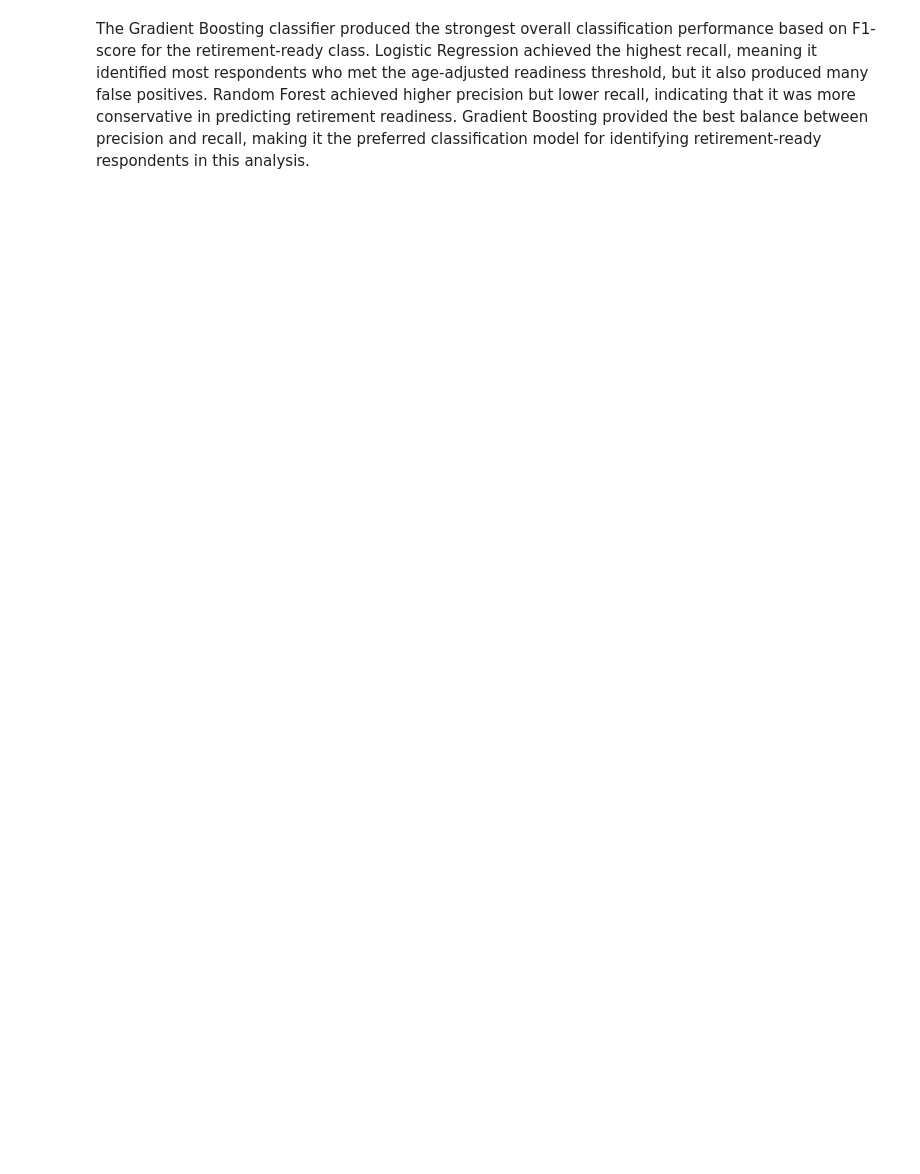
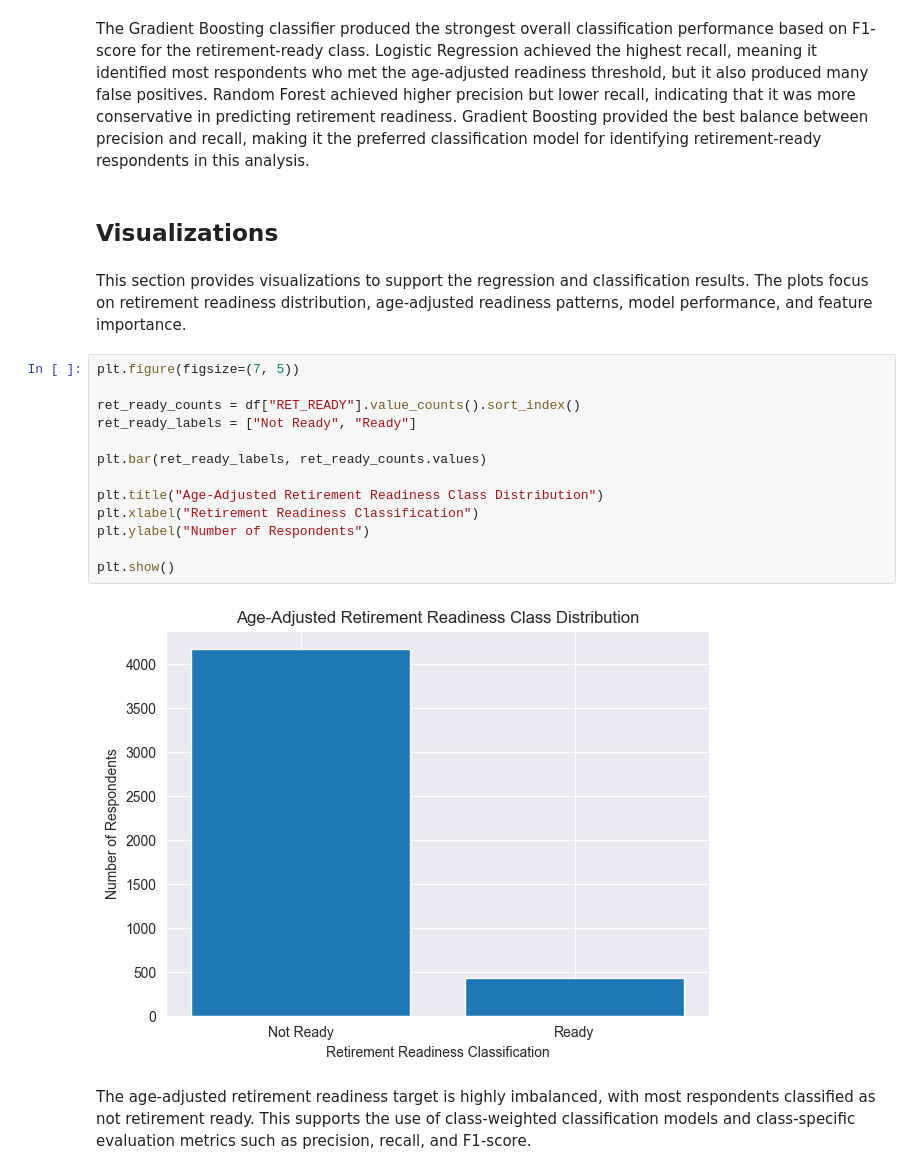
Before and after one commit to jsween/CapstoneProject, a Jupyter notebook: notebooks/04_ML_Models.ipynb, the cells around one changed output. Saved outputs shown, nothing was run; the diff lists cells and outputs as text; blank space fills up the shorter version.

```diff
--- a/notebooks/04_ML_Models.ipynb
+++ b/notebooks/04_ML_Models.ipynb
@@ -662,2 +667,23 @@ classification_model_comparison
 # %% [markdown]
 The Gradient Boosting classifier produced the strongest overall classification performance based on F1-score for the retirement-ready class. Logistic Regression achieved the highest recall, meaning it identified most respondents who met the age-adjusted readiness threshold, but it also produced many false positives. Random Forest achieved higher precision but lower recall, indicating that it was more conservative in predicting retirement readiness. Gradient Boosting provided the best balance between precision and recall, making it the preferred classification model for identifying retirement-ready respondents in this analysis.
+# %% [markdown]
+## Visualizations
+# %% [markdown]
+This section provides visualizations to support the regression and classification results. The plots focus on retirement readiness distribution, age-adjusted readiness patterns, model performance, and feature importance.
+# %%
+plt.figure(figsize=(7, 5))
+
+ret_ready_counts = df["RET_READY"].value_counts().sort_index()
+ret_ready_labels = ["Not Ready", "Ready"]
+
+plt.bar(ret_ready_labels, ret_ready_counts.values)
+
+plt.title("Age-Adjusted Retirement Readiness Class Distribution")
+plt.xlabel("Retirement Readiness Classification")
+plt.ylabel("Number of Respondents")
+
+plt.show()
+# %% [output]
+[figure, added]
+# %% [markdown]
+The age-adjusted retirement readiness target is highly imbalanced, with most respondents classified as not retirement ready. This supports the use of class-weighted classification models and class-specific evaluation metrics such as precision, recall, and F1-score.
```
Also changed, not shown: parts of 29 cells of this notebook.
